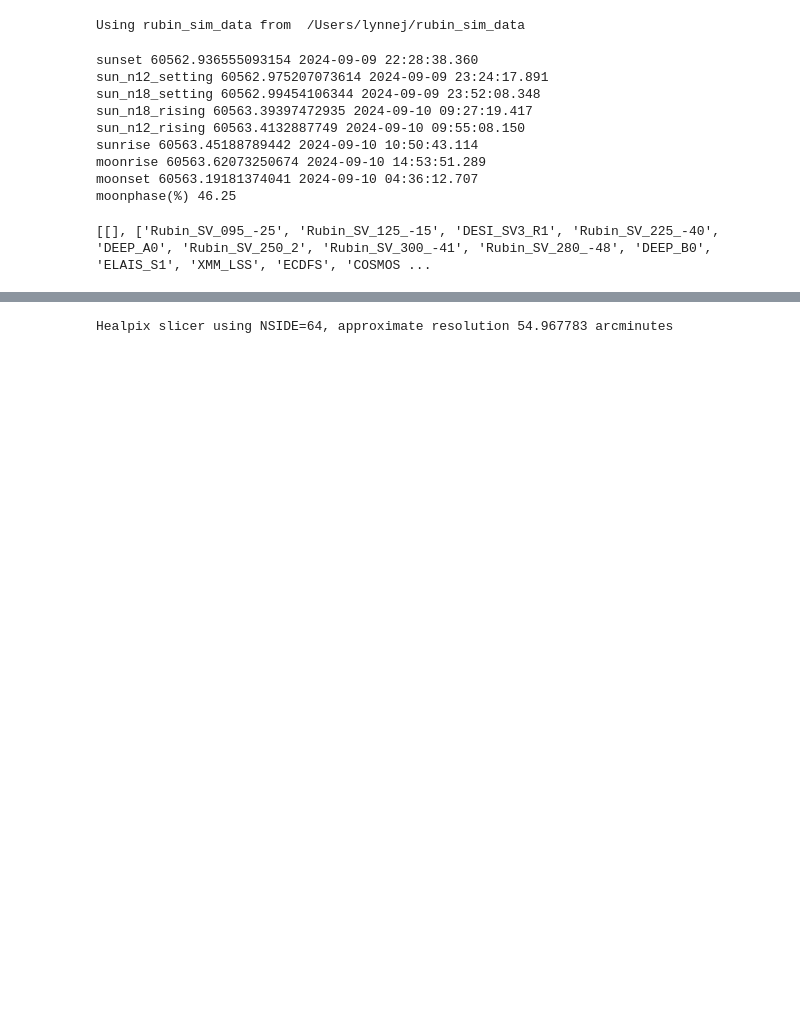
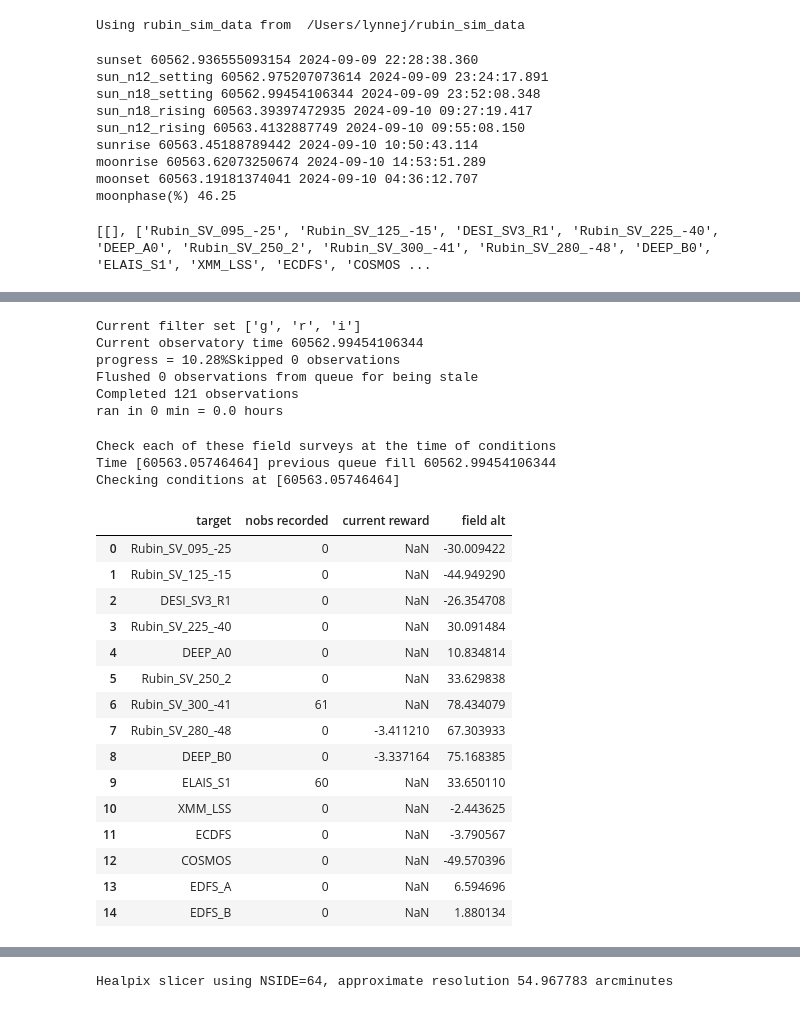
Before and after one commit to rhiannonlynne/ops_rehearsal_commissioning_2024, a Jupyter notebook: ComCam_Sims.ipynb, the cells around one changed output, grey strips where cells are left out. Saved outputs shown, nothing was run; the diff lists cells and outputs as text; code cells hidden in the pictures; blank space fills up the shorter version.

```diff
--- a/ComCam_Sims.ipynb
+++ b/ComCam_Sims.ipynb
@@ -515,0 +440,69 @@ visits.head()
+# %%
+# Set up again to be sure all is 'clean' -- can do this if we want to stop at a particular nvisit during the night.
+scheduler, filter_scheduler = get_comcam_schedulers()
+observatory = get_model_observatory(dayobs)
+# If we want to add previous night's observations, this is safe
+# for obs in reload_observations:
+#  scheduler.add_observation(obs)
+#  observatory.mjd = obs['mjd'] + 0.5
+observatory = update_model_observatory_sunset(observatory, filter_scheduler)
+
+conditions = observatory.return_conditions()
+mjd = observatory.mjd
+mjd_end = conditions.sun_n12_rising
+survey_length = mjd_end - mjd
+
+# But for observations within this night - run up to the time in question like this:
+nvisits = 121
+
+observatory, scheduler, observations = sim_runner(observatory,
+                                                scheduler,
+                                                filter_scheduler=filter_scheduler,
+                                                mjd_start=mjd,
+                                                survey_length=survey_length,
+                                                n_visit_limit=nvisits,
+                                                step_none=10.0,
+                                                verbose=True,
+                                                record_rewards=False,
+                                                start_result_size=int(2e4),
+                                                append_result_size=int(2.5e4),
+                                            )
+# %% [output]
+Current filter set ['g', 'r', 'i']
+Current observatory time 60562.99454106344
+progress = 10.28%Skipped 0 observations
+Flushed 0 observations from queue for being stale
+Completed 121 observations
+ran in 0 min = 0.0 hours
+# %%
+print("Check each of these field surveys at the time of conditions")
+print("Time", observatory.mjd, "previous queue fill", conditions.mjd)
+
+newconditions = observatory.return_conditions()
+print(f"Checking conditions at {newconditions.mjd}")
+df = []
+for s in scheduler.survey_lists[0]:
+    reward = s.calc_reward_function(newconditions)
+    field_alt = newconditions.alt[s.indx]
+    df.append([s.survey_name, s.extra_features['ObsRecord'](), reward, np.degrees(field_alt)])
+pd.DataFrame(df, columns=['target', 'nobs recorded', 'current reward', 'field alt'])
+# %% [output]
+Check each of these field surveys at the time of conditions
+Time [60563.05746464] previous queue fill 60562.99454106344
+Checking conditions at [60563.05746464]
+|  | target | nobs recorded | current reward | field alt |
+| 0 | Rubin_SV_095_-25 | 0 | NaN | -30.009422 |
+| 1 | Rubin_SV_125_-15 | 0 | NaN | -44.949290 |
+| 2 | DESI_SV3_R1 | 0 | NaN | -26.354708 |
+| 3 | Rubin_SV_225_-40 | 0 | NaN | 30.091484 |
+| 4 | DEEP_A0 | 0 | NaN | 10.834814 |
+| 5 | Rubin_SV_250_2 | 0 | NaN | 33.629838 |
+| 6 | Rubin_SV_300_-41 | 61 | NaN | 78.434079 |
+| 7 | Rubin_SV_280_-48 | 0 | -3.411210 | 67.303933 |
+| 8 | DEEP_B0 | 0 | -3.337164 | 75.168385 |
+| 9 | ELAIS_S1 | 60 | NaN | 33.650110 |
+| 10 | XMM_LSS | 0 | NaN | -2.443625 |
+| 11 | ECDFS | 0 | NaN | -3.790567 |
+| 12 | COSMOS | 0 | NaN | -49.570396 |
+| 13 | EDFS_A | 0 | NaN | 6.594696 |
+| 14 | EDFS_B | 0 | NaN | 1.880134 |
```
Also changed, not shown: parts of 22 cells of this notebook.
